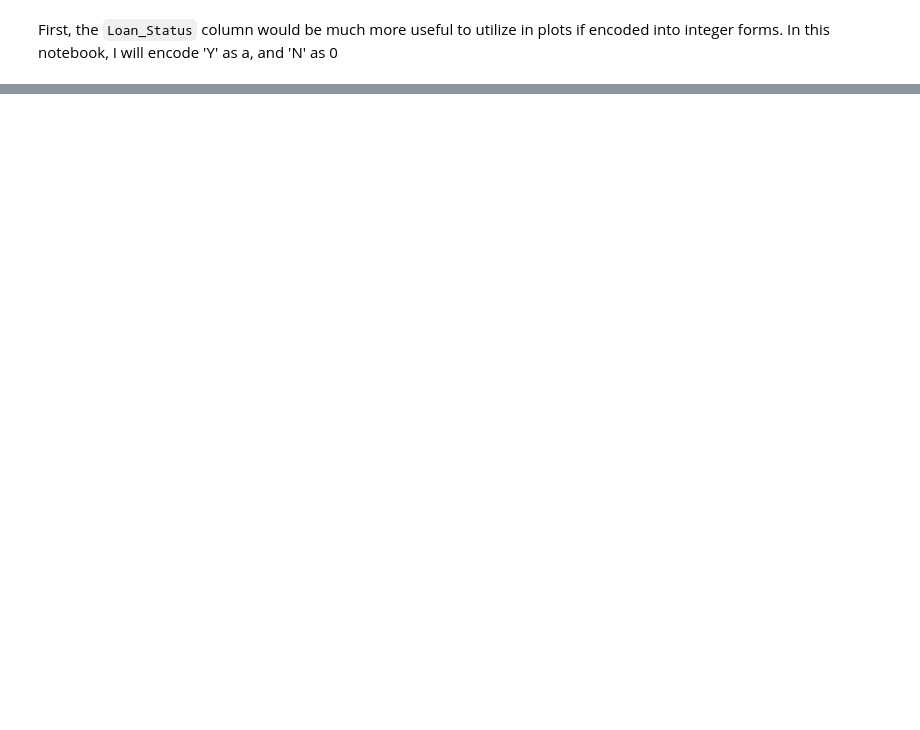
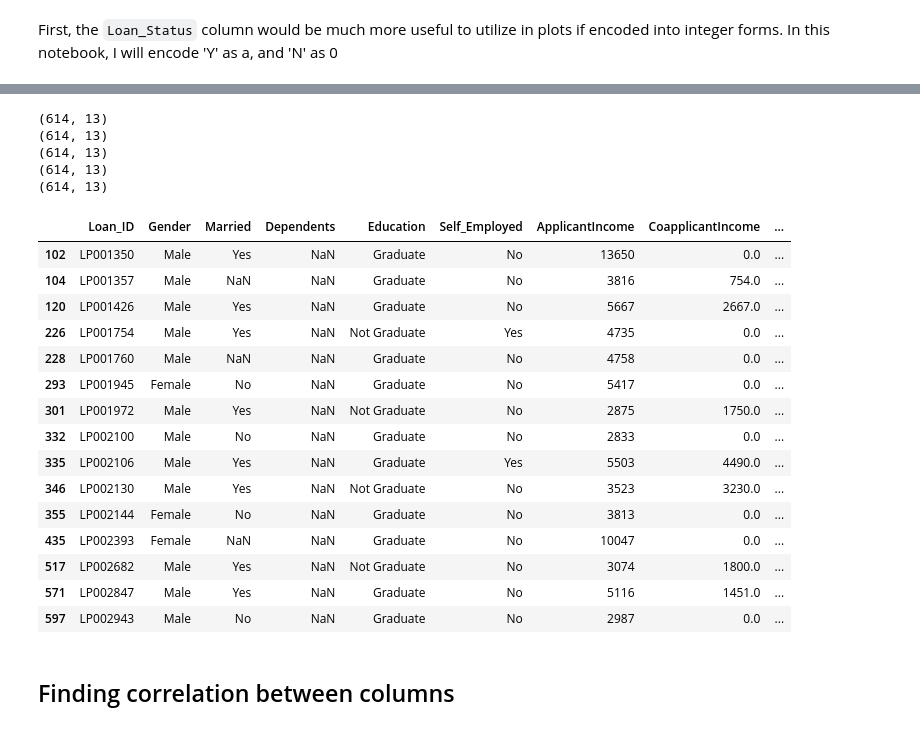
Before and after one commit to imeugeneco/chonggakkimchi, a Jupyter notebook: loan-prediction/loan-prediction.ipynb, the cells around one changed output, grey strips where cells are left out. Cells and saved outputs as stored; diff of their text form; code cells hidden in the pictures; blank space fills up the shorter version.

````diff
--- a/loan-prediction/loan-prediction.ipynb
+++ b/loan-prediction/loan-prediction.ipynb
@@ -69,7 +108,2 @@ Loan_Status:
 # %% [markdown]
 First, the ```Loan_Status``` column would be much more useful to utilize in plots if encoded into integer forms. In this notebook, I will encode 'Y' as a, and 'N' as 0
-# %%
-train.loc[train.Loan_Status=='Y','Status_encoded'] = 1
-train.loc[train.Loan_Status=='N','Status_encoded'] = 0
-print(train.shape)
-train.head()
@@ -148,5 +109,0 @@ sns.swarmplot(data=poor, x='Gender', y='ApplicantIncome', hue='Loan_Status', siz
-# %%
-train.loc[train.Gender=='Male','Gender_encoded'] = 0
-train.loc[train.Gender=='Female','Gender_encoded'] = 1
-print(train.shape)
-train.head()
@@ -175,0 +122,40 @@ t
+# %%
+obj_cols = [col for col in train.columns[train.dtypes=='object']]
+obj_cols.remove('Loan_ID')
+
+# Gender
+ntrain.loc[ntrain.Gender == 'Male', 'Gender'] = 0
+ntrain.loc[ntrain.Gender == 'Female', 'Gender'] = 1
+print(ntrain.shape)
+
+# Married
+ntrain.loc[ntrain.Married == 'No', 'Married'] = 0
+ntrain.loc[ntrain.Married == 'Yes', 'Married'] = 1
+print(ntrain.shape)
+
+# Education
+ntrain.loc[ntrain.Education == 'Not Graduate', 'Education'] = 0
+ntrain.loc[ntrain.Education == 'Graduate', 'Education'] = 1
+print(ntrain.shape)
+
+# Self_Employed
+ntrain.loc[ntrain.Self_Employed == 'No', 'Self_Employed'] = 0
+ntrain.loc[ntrain.Self_Employed == 'Yes', 'Self_Employed'] = 1
+print(ntrain.shape)
+
+# Loan_Status
+ntrain.loc[ntrain.Loan_Status == 'N', 'Loan_Status'] = 0
+ntrain.loc[ntrain.Loan_Status == 'Y', 'Loan_Status'] = 1
+print(ntrain.shape)
+
+ntrain.loc[ntrain.Property_Area == 'Urban', 'Property_Area'] = 1
+ntrain.loc[ntrain.Property_Area == 'Rural', 'Property_Area'] = 2
+ntrain.loc[ntrain.Property_Area == 'Semiurban', 'Property_Area'] = 3
+
+ntrain[obj_cols] = ntrain[obj_cols].apply(pd.to_numeric, errors='coerce')
+# %% [output]
+(614, 13)
+(614, 13)
+(614, 13)
+(614, 13)
+(614, 13)
@@ -175,0 +169,21 @@ t
+# %%
+ntrain = train.copy()
+ntrain.Dependents.fillna(0)
+ntrain[ntrain.Dependents.isnull()]
+# %% [output]
+|  | Loan_ID | Gender | Married | Dependents | Education | Self_Employed | ApplicantIncome | CoapplicantIncome | ... |
+| 102 | LP001350 | Male | Yes | NaN | Graduate | No | 13650 | 0.0 | ... |
+| 104 | LP001357 | Male | NaN | NaN | Graduate | No | 3816 | 754.0 | ... |
+| 120 | LP001426 | Male | Yes | NaN | Graduate | No | 5667 | 2667.0 | ... |
+| 226 | LP001754 | Male | Yes | NaN | Not Graduate | Yes | 4735 | 0.0 | ... |
+| 228 | LP001760 | Male | NaN | NaN | Graduate | No | 4758 | 0.0 | ... |
+| 293 | LP001945 | Female | No | NaN | Graduate | No | 5417 | 0.0 | ... |
+| 301 | LP001972 | Male | Yes | NaN | Not Graduate | No | 2875 | 1750.0 | ... |
+| 332 | LP002100 | Male | No | NaN | Graduate | No | 2833 | 0.0 | ... |
+| 335 | LP002106 | Male | Yes | NaN | Graduate | Yes | 5503 | 4490.0 | ... |
+| 346 | LP002130 | Male | Yes | NaN | Not Graduate | No | 3523 | 3230.0 | ... |
+| 355 | LP002144 | Female | No | NaN | Graduate | No | 3813 | 0.0 | ... |
+| 435 | LP002393 | Female | NaN | NaN | Graduate | No | 10047 | 0.0 | ... |
+| 517 | LP002682 | Male | Yes | NaN | Not Graduate | No | 3074 | 1800.0 | ... |
+| 571 | LP002847 | Male | Yes | NaN | Graduate | No | 5116 | 1451.0 | ... |
+| 597 | LP002943 | Male | No | NaN | Graduate | No | 2987 | 0.0 | ... |
@@ -175,0 +208,2 @@ t
+# %% [markdown]
+## Finding correlation between columns
````
Also changed, not shown: parts of 40 cells of this notebook.
